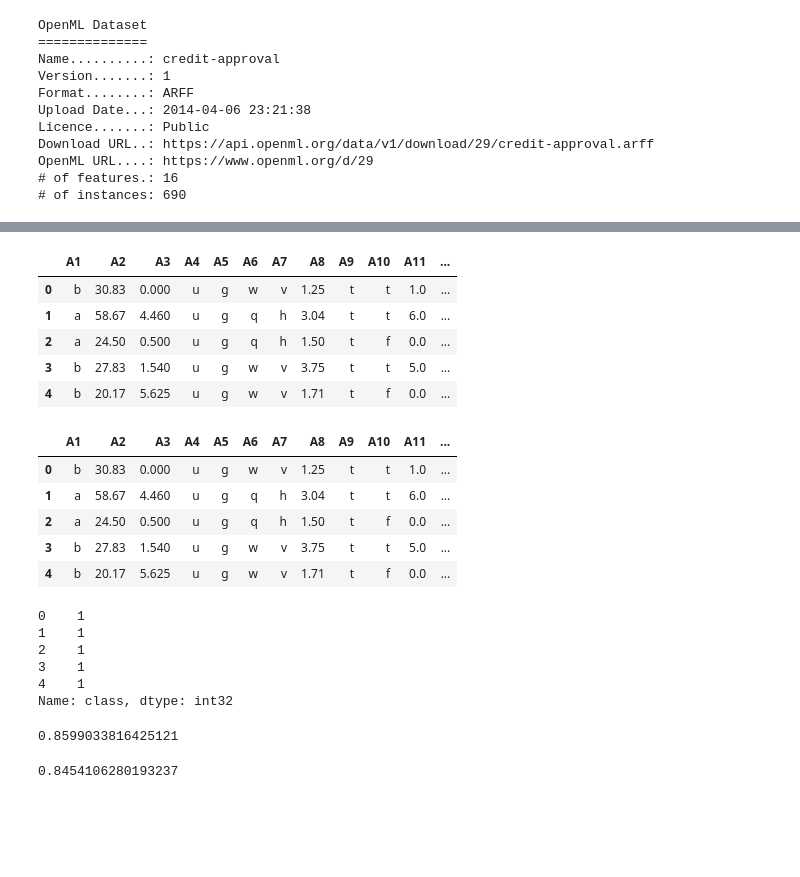
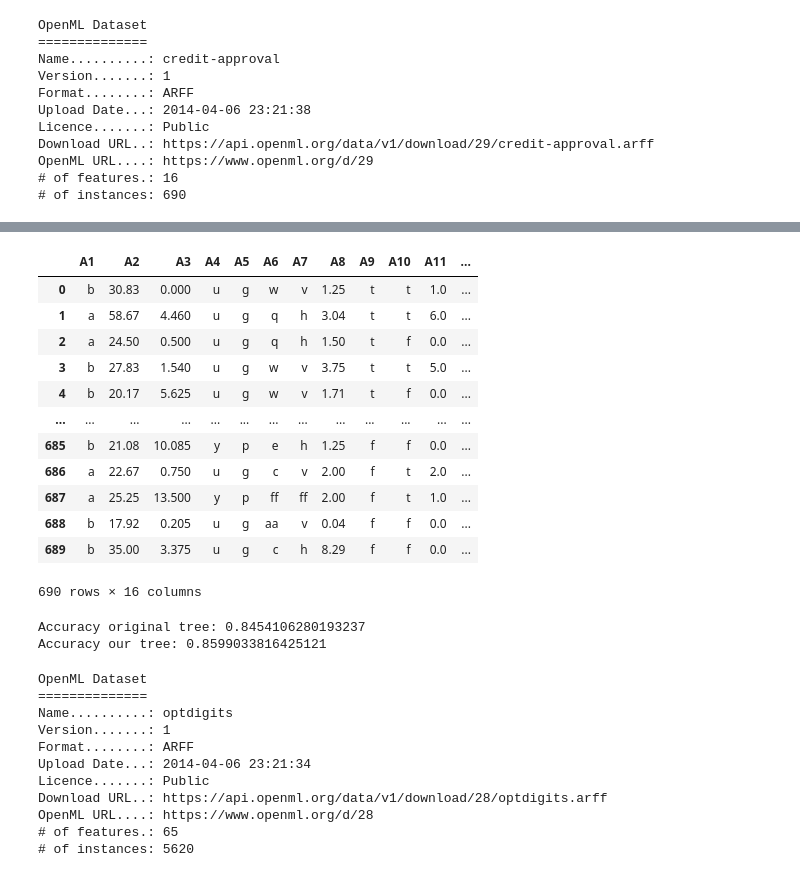
Before and after one commit to totas30/trabalho_ac1, a Jupyter notebook: trabalho_ac1.ipynb, the cells around one changed output, grey strips where cells are left out. Saved outputs shown, nothing was run; the diff lists cells and outputs as text; code cells hidden in the pictures; blank space fills up the shorter version.

```diff
--- a/trabalho_ac1.ipynb
+++ b/trabalho_ac1.ipynb
@@ -14,7 +13,7 @@ import numpy as np
 from sklearn import datasets
 from sklearn.metrics import accuracy_score
 # %%
-openml.config.apikey = '6a1d598d43fc357eb5b7b7afd49ab5f0
+openml.config.apikey = '6a1d598d43fc357eb5b7b7afd49ab5f0'
 # %%
 #Descision tree original
 
@@ -329,33 +350,25 @@ df.tail()
 # %%
 df["class"] = df["class"].replace(["-", "+"], [0, 1])
-
-df.head()
+df
 # %% [output]
 |  | A1 | A2 | A3 | A4 | A5 | A6 | A7 | A8 | A9 | A10 | A11 | ... |
 | 0 | b | 30.83 | 0.000 | u | g | w | v | 1.25 | t | t | 1.0 | ... |
 | 1 | a | 58.67 | 4.460 | u | g | q | h | 3.04 | t | t | 6.0 | ... |
 | 2 | a | 24.50 | 0.500 | u | g | q | h | 1.50 | t | f | 0.0 | ... |
 | 3 | b | 27.83 | 1.540 | u | g | w | v | 3.75 | t | t | 5.0 | ... |
 | 4 | b | 20.17 | 5.625 | u | g | w | v | 1.71 | t | f | 0.0 | ... |
+| ... | ... | ... | ... | ... | ... | ... | ... | ... | ... | ... | ... | ... |
+| 685 | b | 21.08 | 10.085 | y | p | e | h | 1.25 | f | f | 0.0 | ... |
+| 686 | a | 22.67 | 0.750 | u | g | c | v | 2.00 | f | t | 2.0 | ... |
+| 687 | a | 25.25 | 13.500 | y | p | ff | ff | 2.00 | f | t | 1.0 | ... |
+| 688 | b | 17.92 | 0.205 | u | g | aa | v | 0.04 | f | f | 0.0 | ... |
+| 689 | b | 35.00 | 3.375 | u | g | c | h | 8.29 | f | f | 0.0 | ... |
+690 rows × 16 columns
 # %%
 X = df.drop("class", axis="columns")
-X.head()
+y = df["class"]
+y = y.astype("int")
+accuracy(X, y)
 # %% [output]
-|  | A1 | A2 | A3 | A4 | A5 | A6 | A7 | A8 | A9 | A10 | A11 | ... |
-| 0 | b | 30.83 | 0.000 | u | g | w | v | 1.25 | t | t | 1.0 | ... |
-| 1 | a | 58.67 | 4.460 | u | g | q | h | 3.04 | t | t | 6.0 | ... |
-| 2 | a | 24.50 | 0.500 | u | g | q | h | 1.50 | t | f | 0.0 | ... |
-| 3 | b | 27.83 | 1.540 | u | g | w | v | 3.75 | t | t | 5.0 | ... |
-| 4 | b | 20.17 | 5.625 | u | g | w | v | 1.71 | t | f | 0.0 | ... |
+Accuracy original tree: 0.8454106280193237
+Accuracy our tree: 0.8599033816425121
-# %%
-y = df["class"]
-y = y.astype("int")
-y.head()
-#y.mean()
-# %% [output]
-0    1
-1    1
-2    1
-3    1
-4    1
-Name: class, dtype: int32
@@ -372,8 +374,0 @@ predictions = clf.predict(X_test)
-# %%
-accuracy_score(y_test, predictions2)
-# %% [output]
-0.8599033816425121
-# %%
-accuracy_score(y_test, predictions)
-# %% [output]
-0.8454106280193237
@@ -383,0 +375,17 @@ accuracy_score(y_test, predictions)
+# %%
+#DATASET 2
+
+dataset2 = openml.datasets.get_dataset(28)
+dataset2
+# %% [output]
+OpenML Dataset
+==============
+Name..........: optdigits
+Version.......: 1
+Format........: ARFF
+Upload Date...: 2014-04-06 23:21:34
+Licence.......: Public
+Download URL..: https://api.openml.org/data/v1/download/28/optdigits.arff
+OpenML URL....: https://www.openml.org/d/28
+# of features.: 65
+# of instances: 5620
```
Also changed, not shown: parts of 20 cells of this notebook.
